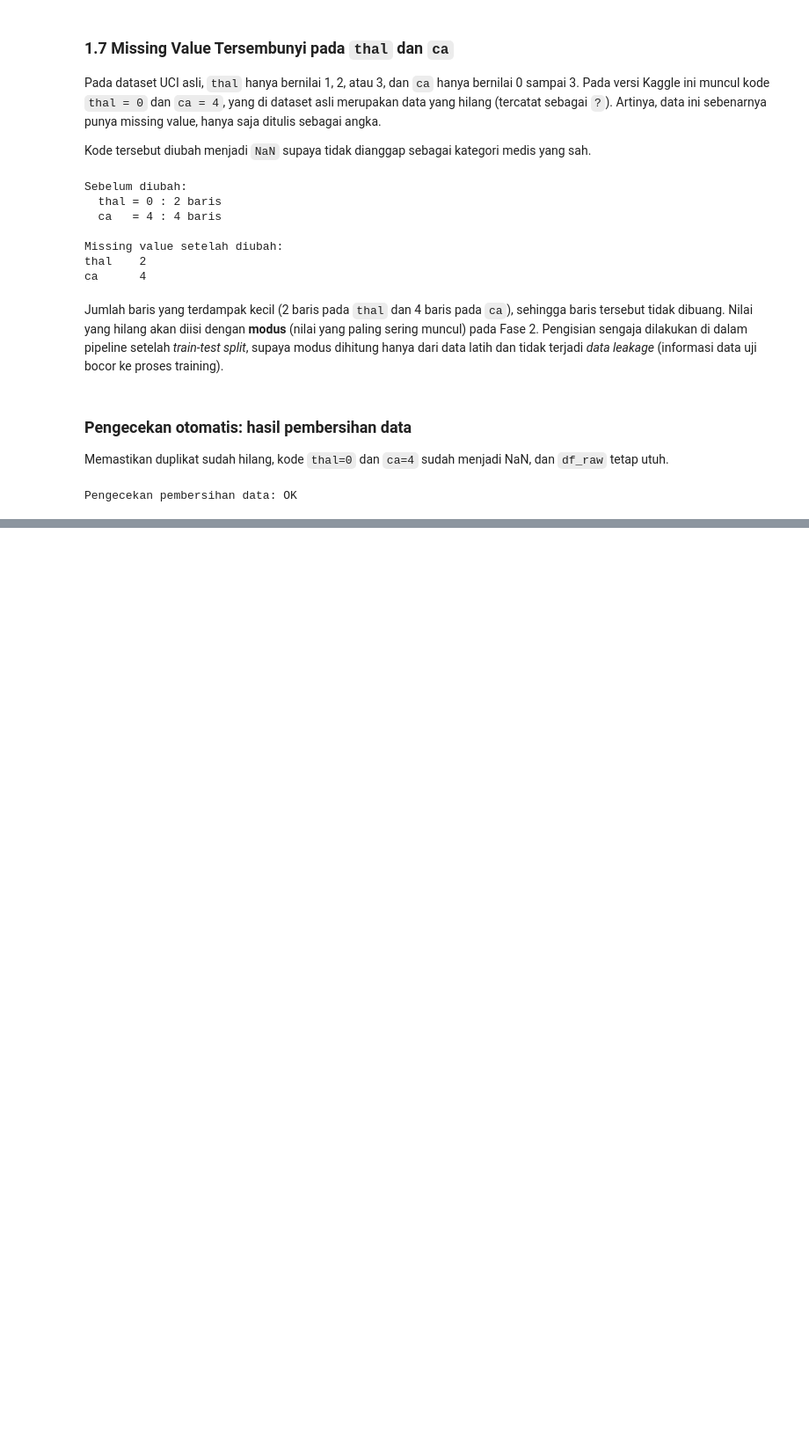
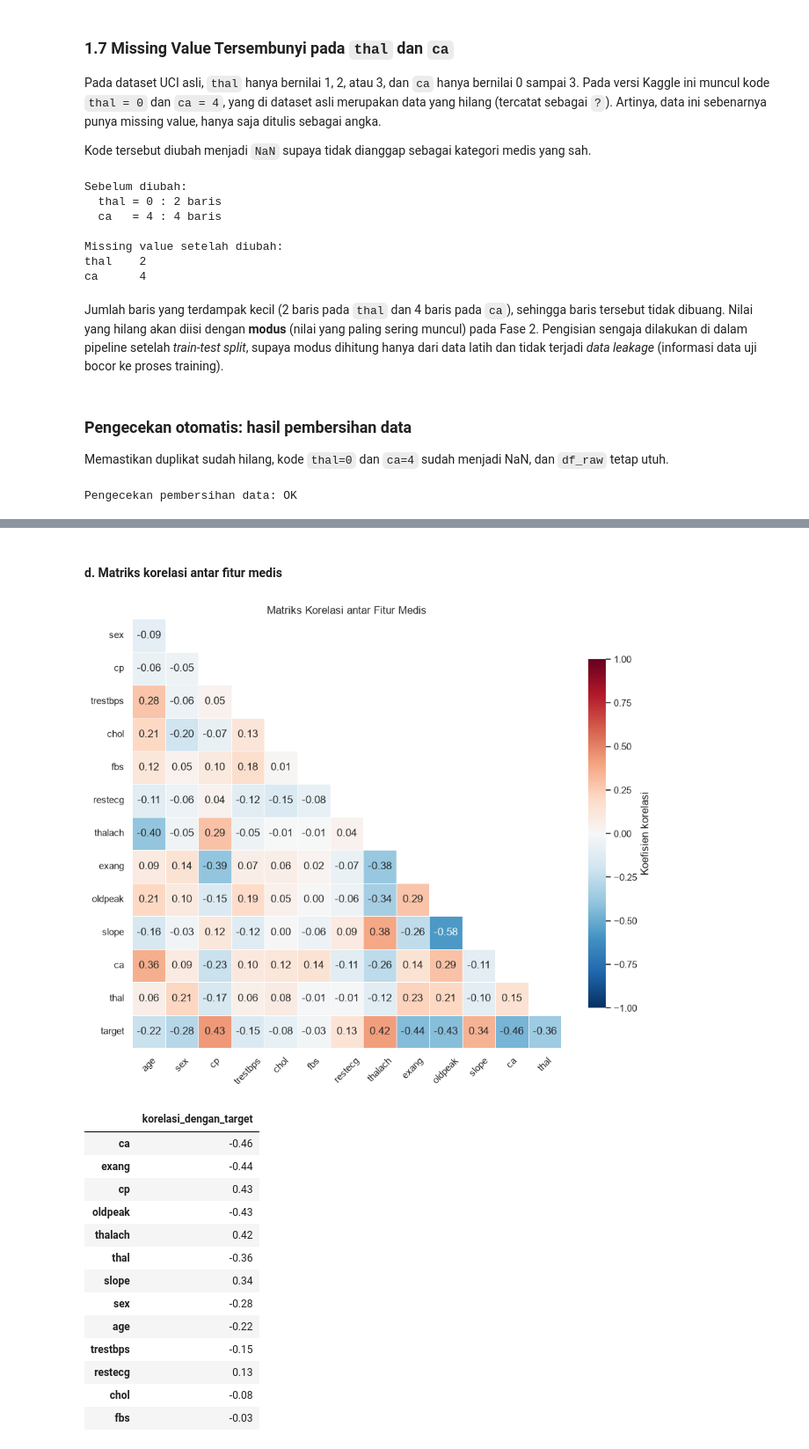
Before and after one commit to agm4r/uci-heart-disease-classification, a Jupyter notebook: 03-notebook/KelompokX_Heart_Disease_Prediction.ipynb, the cells around one changed output, grey strips where cells are left out. Shown at 88% size. Cells and saved outputs as stored; diff of their text form; code cells hidden in the pictures; blank space fills up the shorter version.

```diff
--- a/03-notebook/KelompokX_Heart_Disease_Prediction.ipynb
+++ b/03-notebook/KelompokX_Heart_Disease_Prediction.ipynb
@@ -223,0 +343,37 @@ Pengecekan pembersihan data: OK
+# %% [markdown]
+#### d. Matriks korelasi antar fitur medis
+# %%
+korelasi = df.corr()
+fig, ax = plt.subplots(figsize=(11, 9))
+# Baris pertama dan kolom terakhir dibuang karena isinya kosong setelah segitiga atas disembunyikan
+korelasi_plot = korelasi.iloc[1:, :-1]
+mask = np.triu(np.ones_like(korelasi_plot, dtype=bool), k=1)
+sns.heatmap(korelasi_plot, mask=mask, annot=True, fmt=".2f", cmap="RdBu_r",
+            center=0, vmin=-1, vmax=1, square=True, linewidths=0.5,
+            cbar_kws={"shrink": 0.8, "label": "Koefisien korelasi"}, ax=ax)
+ax.set_title("Matriks Korelasi antar Fitur Medis")
+ax.grid(False)
+ax.tick_params(axis="x", rotation=45)
+ax.tick_params(axis="y", rotation=0)
+simpan_grafik(fig, "fase-1-korelasi")
+plt.show()
+
+(korelasi["target"].drop("target")
+ .sort_values(key=abs, ascending=False)
+ .round(2).to_frame("korelasi_dengan_target"))
+# %% [output]
+[figure, added]
+|  | korelasi_dengan_target |
+| ca | -0.46 |
+| exang | -0.44 |
+| cp | 0.43 |
+| oldpeak | -0.43 |
+| thalach | 0.42 |
+| thal | -0.36 |
+| slope | 0.34 |
+| sex | -0.28 |
+| age | -0.22 |
+| trestbps | -0.15 |
+| restecg | 0.13 |
+| chol | -0.08 |
+| fbs | -0.03 |
```
Also changed, not shown: parts of 17 cells of this notebook, 4 other files.
